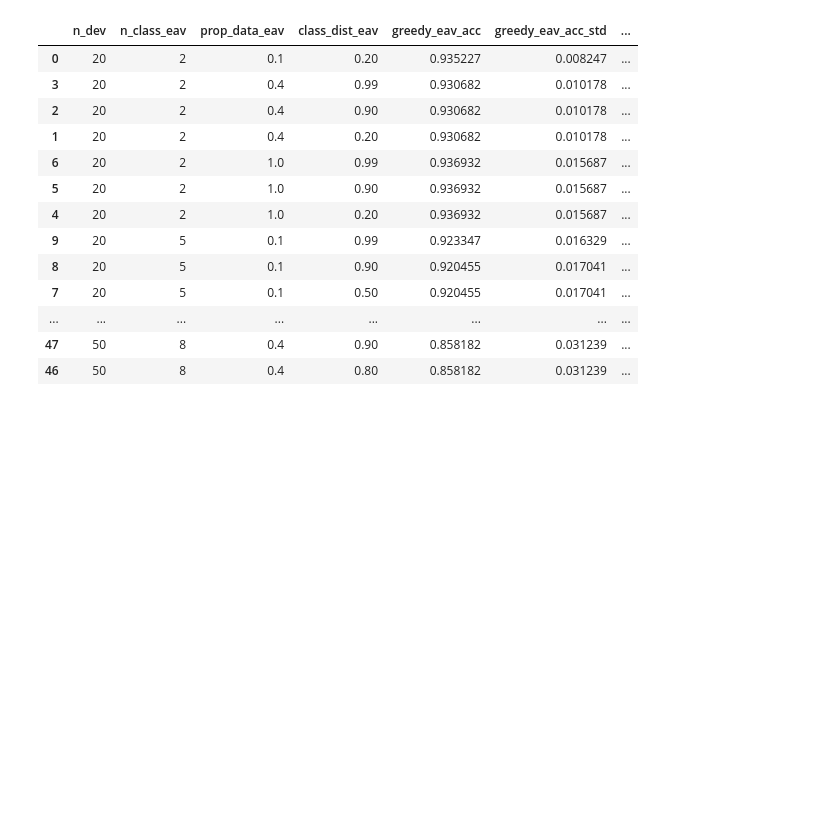
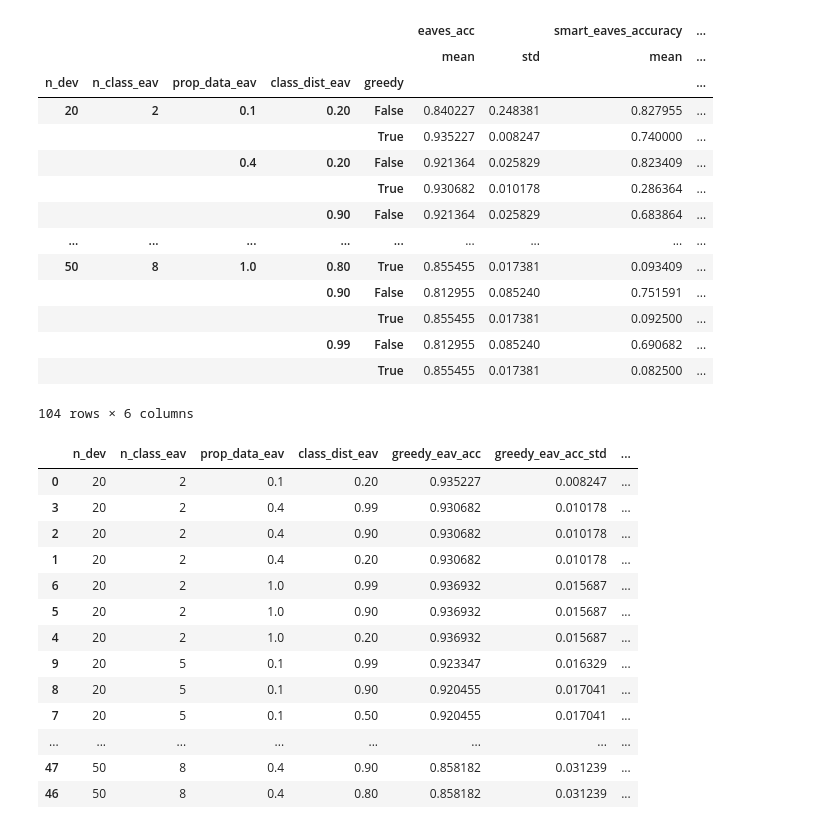
Before and after one commit to aditj/CovertHateSpeechClassification, a Jupyter notebook: additional_results/mnist/utils/results.ipynb, the cells around one changed output. Cells and saved outputs as stored; diff of their text form; code cells hidden in the pictures; blank space fills up the shorter version.

```diff
--- a/additional_results/mnist/utils/results.ipynb
+++ b/additional_results/mnist/utils/results.ipynb
@@ -2,11 +2,29 @@
 import pandas as pd
 import numpy as np
 # %%
-df = pd.read_csv("../data/logs/cummulative_experiment_results.csv")
+df = pd.read_csv("../data/logs/cumm_var_reduce.csv")
 # %%
 df.drop(['date','n_succ','n_rounds'],axis=1,inplace=True)
 # %%
 df_grouped = df.dropna().groupby(['n_dev','n_class_eav','prop_data_eav','class_dist_eav','greedy']).agg(['mean','std'])
+# %%
+df_grouped
+# %% [output]
+|  |  |  |  |  | eaves_acc |  | smart_eaves_accuracy | ... |
+|  |  |  |  |  | mean | std | mean | ... |
+| n_dev | n_class_eav | prop_data_eav | class_dist_eav | greedy |  |  |  | ... |
+| 20 | 2 | 0.1 | 0.20 | False | 0.840227 | 0.248381 | 0.827955 | ... |
+|  |  |  |  | True | 0.935227 | 0.008247 | 0.740000 | ... |
+|  |  | 0.4 | 0.20 | False | 0.921364 | 0.025829 | 0.823409 | ... |
+|  |  |  |  | True | 0.930682 | 0.010178 | 0.286364 | ... |
+|  |  |  | 0.90 | False | 0.921364 | 0.025829 | 0.683864 | ... |
+| ... | ... | ... | ... | ... | ... | ... | ... | ... |
+| 50 | 8 | 1.0 | 0.80 | True | 0.855455 | 0.017381 | 0.093409 | ... |
+|  |  |  | 0.90 | False | 0.812955 | 0.085240 | 0.751591 | ... |
+|  |  |  |  | True | 0.855455 | 0.017381 | 0.092500 | ... |
+|  |  |  | 0.99 | False | 0.812955 | 0.085240 | 0.690682 | ... |
+|  |  |  |  | True | 0.855455 | 0.017381 | 0.082500 | ... |
+104 rows × 6 columns
 # %%
 final_df = df_grouped.groupby(['n_dev','n_class_eav','prop_data_eav','class_dist_eav']).apply(lambda x: pd.Series({'greedy_eav_acc':x['eaves_acc'].values[1][0],
                                                                                                                 'greedy_eav_acc_std':x['eaves_acc'].values[1][1],
```
Also changed, not shown: parts of 1 cell of this notebook, 6 other files.
